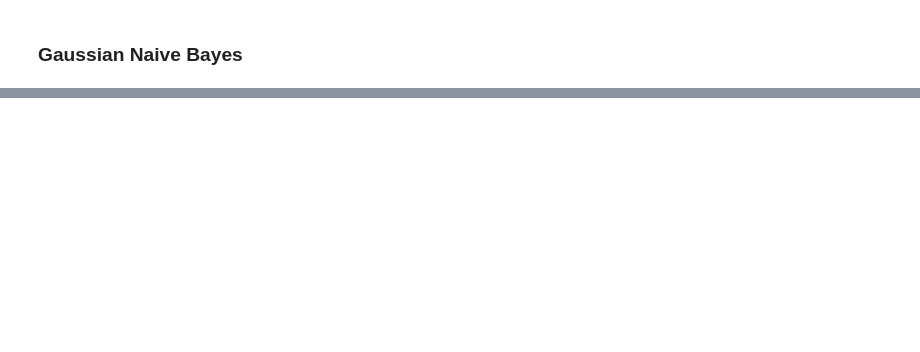
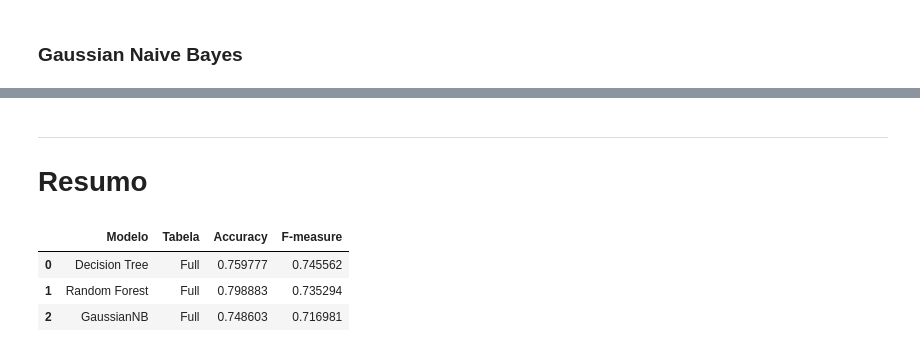
Before and after one commit to cordeirolibel/RPI, a Jupyter notebook: APS01/titanic_projeto01.ipynb, the cells around one changed output, grey strips where cells are left out. Cells and saved outputs as stored; diff of their text form; code cells hidden in the pictures; blank space fills up the shorter version.

```diff
--- a/APS01/titanic_projeto01.ipynb
+++ b/APS01/titanic_projeto01.ipynb
@@ -580,0 +626,10 @@ Accuracy
+# %% [markdown]
+***
+# Resumo
+# %%
+df_resumo[["Modelo","Tabela","Accuracy","F-measure"]]
+# %% [output]
+|  | Modelo | Tabela | Accuracy | F-measure |
+| 0 | Decision Tree | Full | 0.759777 | 0.745562 |
+| 1 | Random Forest | Full | 0.798883 | 0.735294 |
+| 2 | GaussianNB | Full | 0.748603 | 0.716981 |
```
Also changed, not shown: parts of 18 cells of this notebook, 2 other files.
